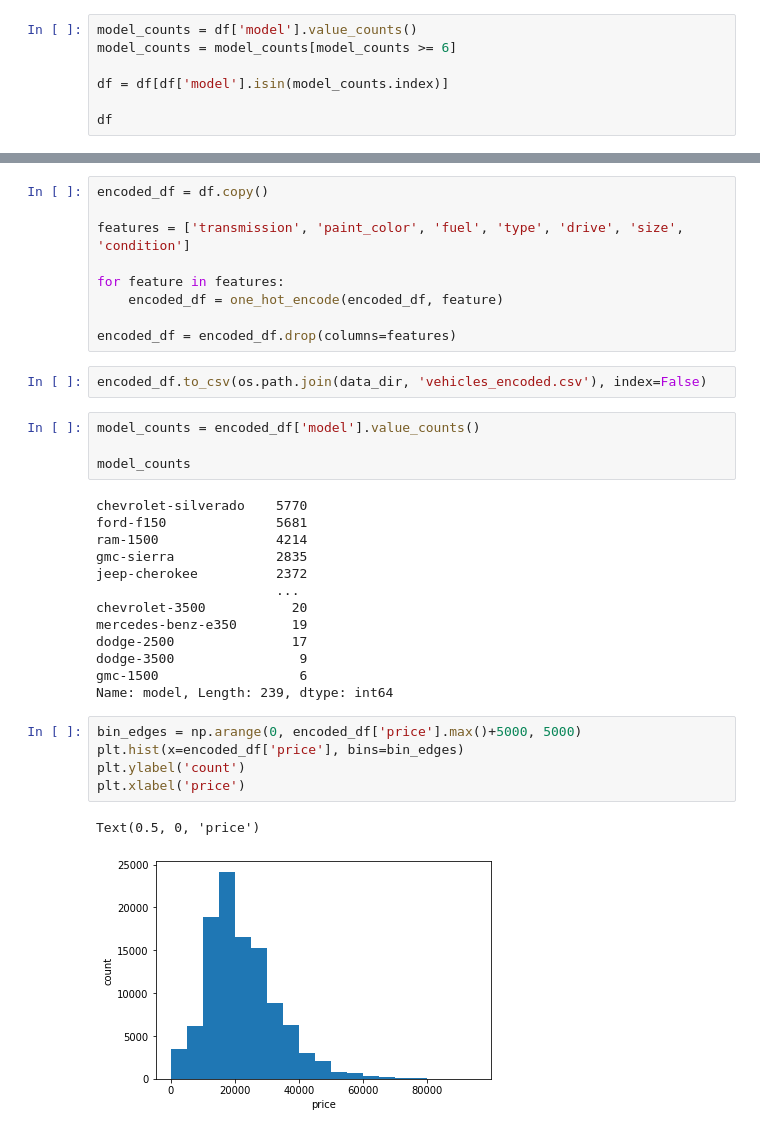
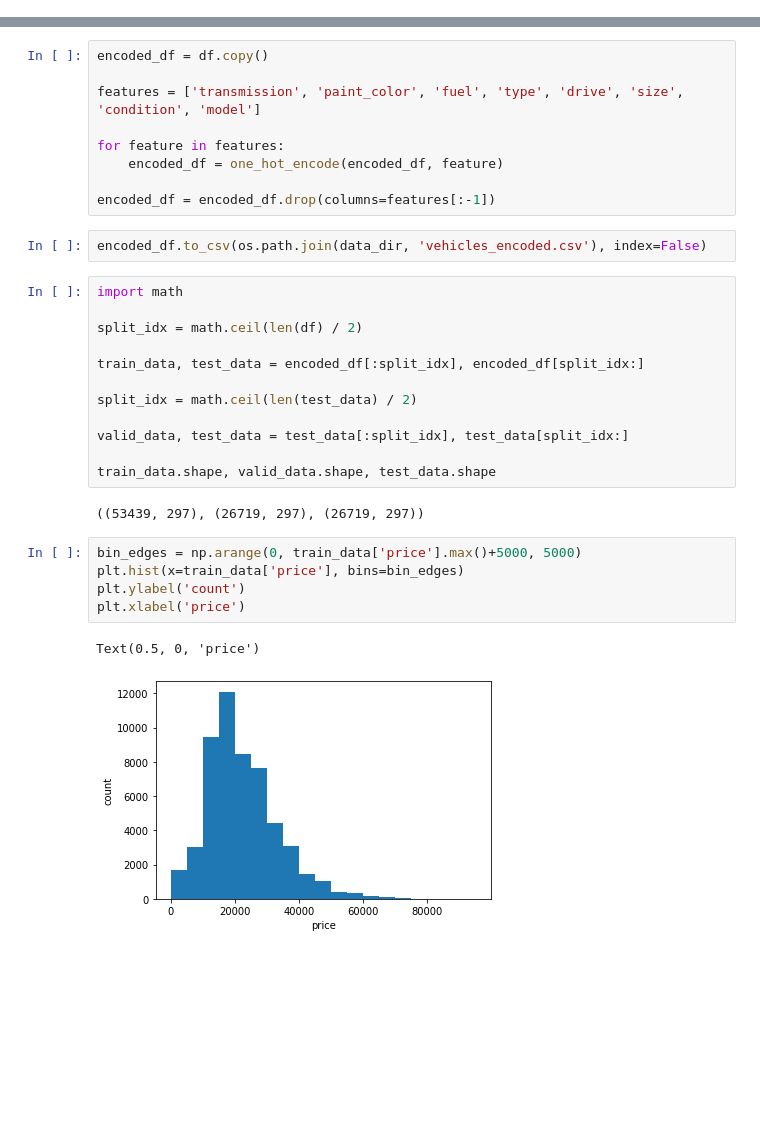
Before and after one commit to dericatienza/udacity-mlnd-capstone-project, a Jupyter notebook: data_preprocessing.ipynb, the cells around one changed output, grey strips where cells are left out. Cells and saved outputs as stored; diff of their text form; blank space fills up the shorter version.

Commit message:
Only resample train dataset

```diff
--- a/data_preprocessing.ipynb
+++ b/data_preprocessing.ipynb
@@ -50,7 +33,0 @@ df
-# %%
-model_counts = df['model'].value_counts()
-model_counts = model_counts[model_counts >= 6]
-
-df = df[df['model'].isin(model_counts.index)]
-
-df
@@ -78,36 +41,33 @@ def one_hot_encode(df, feature):
 # %%
 encoded_df = df.copy()
 
-features = ['transmission', 'paint_color', 'fuel', 'type', 'drive', 'size', 'condition']
+features = ['transmission', 'paint_color', 'fuel', 'type', 'drive', 'size', 'condition', 'model']
 
 for feature in features:
     encoded_df = one_hot_encode(encoded_df, feature)
 
-encoded_df = encoded_df.drop(columns=features)
+encoded_df = encoded_df.drop(columns=features[:-1])
 # %%
 encoded_df.to_csv(os.path.join(data_dir, 'vehicles_encoded.csv'), index=False)
-# %%
-model_counts = encoded_df['model'].value_counts()
-
-model_counts
-# %% [output]
-chevrolet-silverado    5770
-ford-f150              5681
-ram-1500               4214
-gmc-sierra             2835
-jeep-cherokee          2372
-                       ...
-chevrolet-3500           20
-mercedes-benz-e350       19
-dodge-2500               17
-dodge-3500                9
-gmc-1500                  6
-Name: model, Length: 239, dtype: int64
+# %%
+import math
+
+split_idx = math.ceil(len(df) / 2)
+
+train_data, test_data = encoded_df[:split_idx], encoded_df[split_idx:]
+
+split_idx = math.ceil(len(test_data) / 2)
+
+valid_data, test_data = test_data[:split_idx], test_data[split_idx:]
+
+train_data.shape, valid_data.shape, test_data.shape
+# %% [output]
+((53439, 297), (26719, 297), (26719, 297))
 # %%
-bin_edges = np.arange(0, encoded_df['price'].max()+5000, 5000)
-plt.hist(x=encoded_df['price'], bins=bin_edges)
+bin_edges = np.arange(0, train_data['price'].max()+5000, 5000)
+plt.hist(x=train_data['price'], bins=bin_edges)
 plt.ylabel('count')
 plt.xlabel('price')
 # %% [output]
 Text(0.5, 0, 'price')
-[figure, old version]
+[figure, new version]
```
Also changed, not shown: parts of 14 cells of this notebook, 1 other file.
